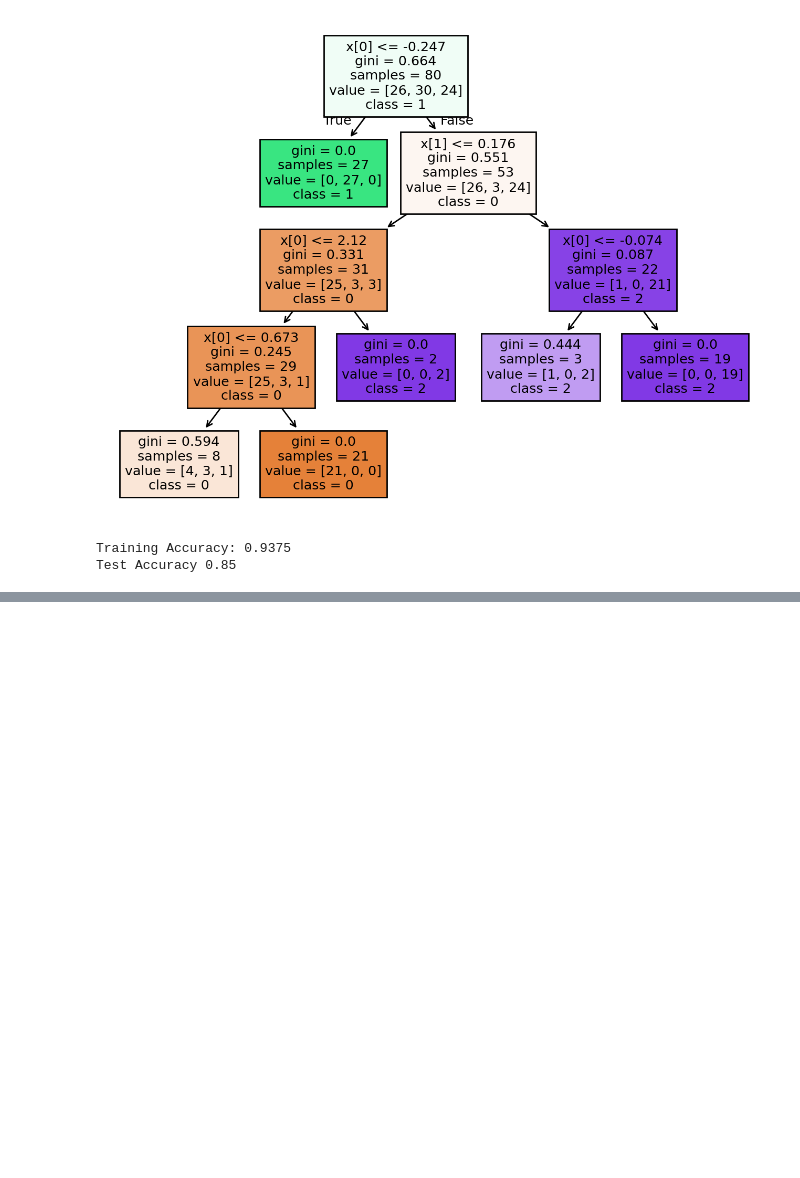
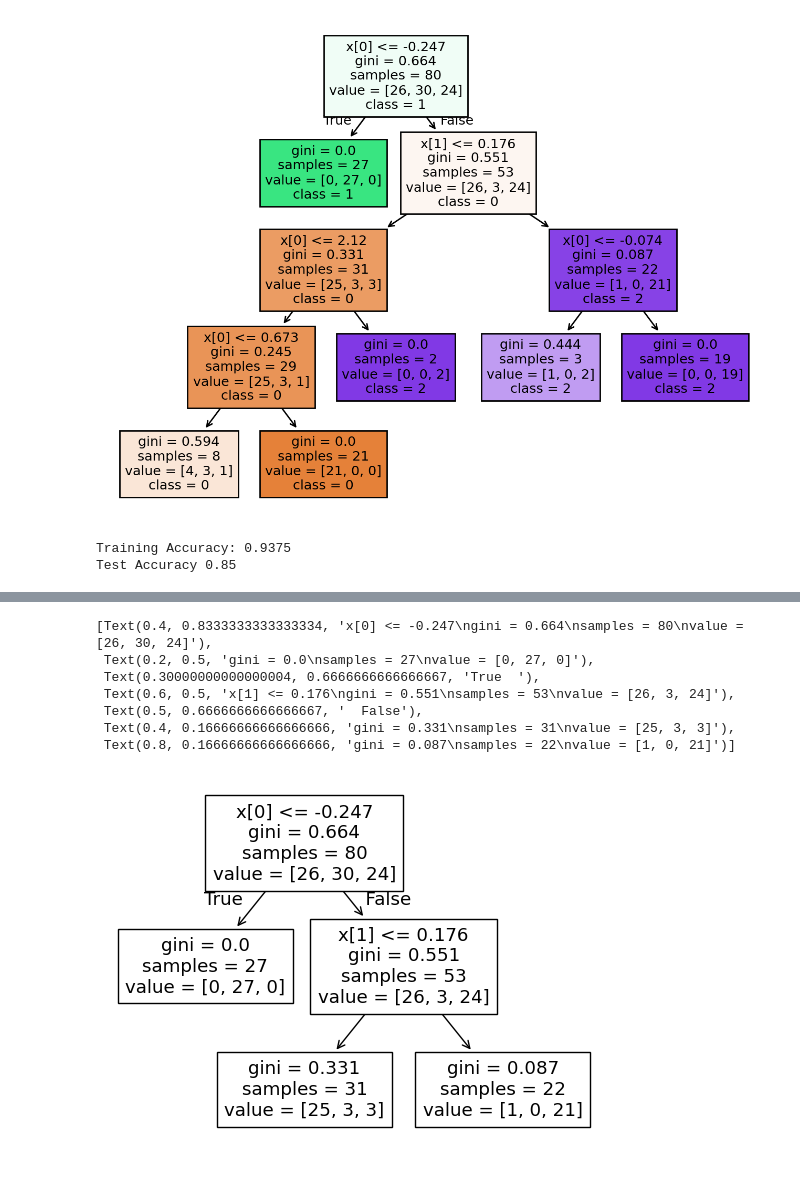
Before and after one commit to kar137/Machine-Learning-Portfolio, a Jupyter notebook: notebooks/Beyond-Linear-Models/Decision-trees-&-KNN/regularization-decision-trees.ipynb, the cells around one changed output, grey strips where cells are left out. Cells and saved outputs as stored; diff of their text form; code cells hidden in the pictures; blank space fills up the shorter version.

```diff
--- a/notebooks/Beyond-Linear-Models/Decision-trees-&-KNN/regularization-decision-trees.ipynb
+++ b/notebooks/Beyond-Linear-Models/Decision-trees-&-KNN/regularization-decision-trees.ipynb
@@ -94,0 +139,14 @@ Test Accuracy 0.85
+# %%
+delta = 0.0000001
+clf2 = DecisionTreeClassifier(ccp_alpha = 0.0394327+delta, random_state = 12)
+clf2.fit(X_train, y_train)
+plot_tree(clf2)
+# %% [output]
+[Text(0.4, 0.8333333333333334, 'x[0] <= -0.247\ngini = 0.664\nsamples = 80\nvalue = [26, 30, 24]'),
+ Text(0.2, 0.5, 'gini = 0.0\nsamples = 27\nvalue = [0, 27, 0]'),
+ Text(0.30000000000000004, 0.6666666666666667, 'True  '),
+ Text(0.6, 0.5, 'x[1] <= 0.176\ngini = 0.551\nsamples = 53\nvalue = [26, 3, 24]'),
+ Text(0.5, 0.6666666666666667, '  False'),
+ Text(0.4, 0.16666666666666666, 'gini = 0.331\nsamples = 31\nvalue = [25, 3, 3]'),
+ Text(0.8, 0.16666666666666666, 'gini = 0.087\nsamples = 22\nvalue = [1, 0, 21]')]
+[figure, added]
```
Also changed, not shown: parts of 3 cells of this notebook, 1 other file.
